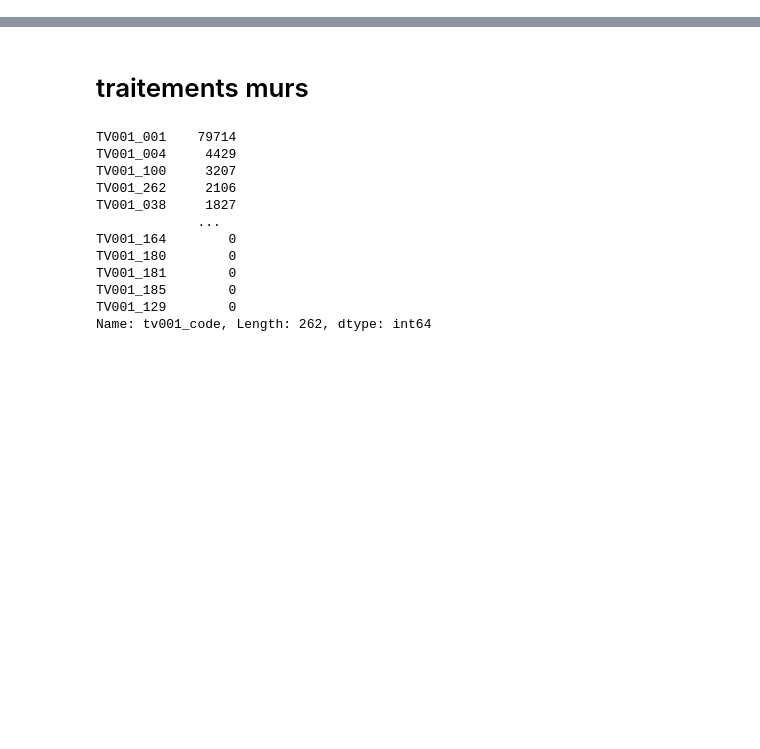
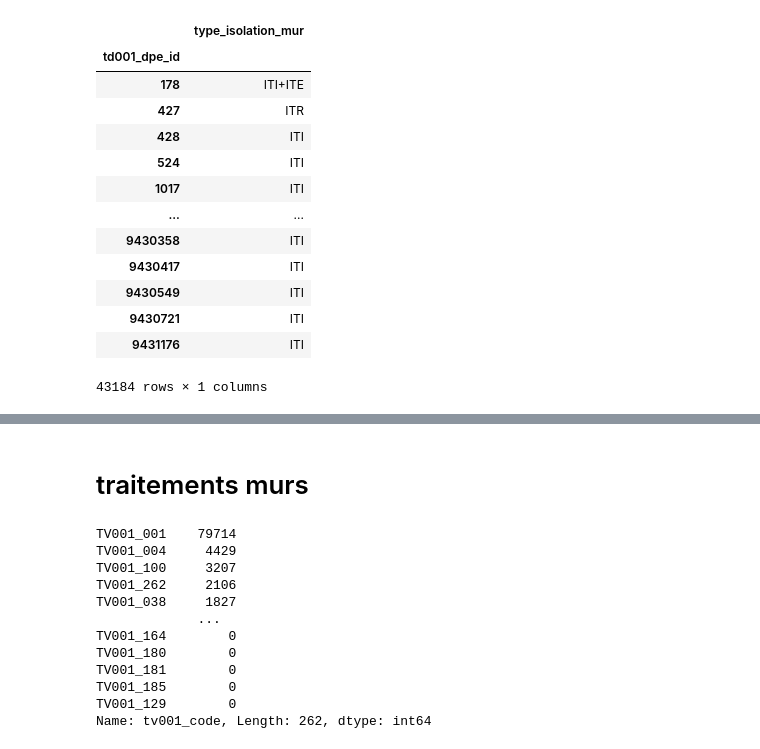
Before and after one commit to etalab/de-dpe-processing, a Jupyter notebook: data_processing_cstb/traitement_donnees_metier/dev.ipynb, the cells around one changed output, grey strips where cells are left out. Saved outputs shown, nothing was run; the diff lists cells and outputs as text; code cells hidden in the pictures; blank space fills up the shorter version.

```diff
--- a/data_processing_cstb/traitement_donnees_metier/dev.ipynb
+++ b/data_processing_cstb/traitement_donnees_metier/dev.ipynb
@@ -200,0 +323,20 @@ See the caveats in the documentation: https://pandas.pydata.org/pandas-docs/stab
+# %%
+type_isol_mur = agg_pond_top_freq(td010, 'tv013_isolation_mur', 'longueur',
+                                  'td001_dpe_id').to_frame('type_isolation_mur')
+# %%
+type_isol_mur
+# %% [output]
+|  | type_isolation_mur |
+| td001_dpe_id |  |
+| 178 | ITI+ITE |
+| 427 | ITR |
+| 428 | ITI |
+| 524 | ITI |
+| 1017 | ITI |
+| ... | ... |
+| 9430358 | ITI |
+| 9430417 | ITI |
+| 9430549 | ITI |
+| 9430721 | ITI |
+| 9431176 | ITI |
+43184 rows × 1 columns
```
Also changed, not shown: parts of 29 cells of this notebook, 5 other files.
